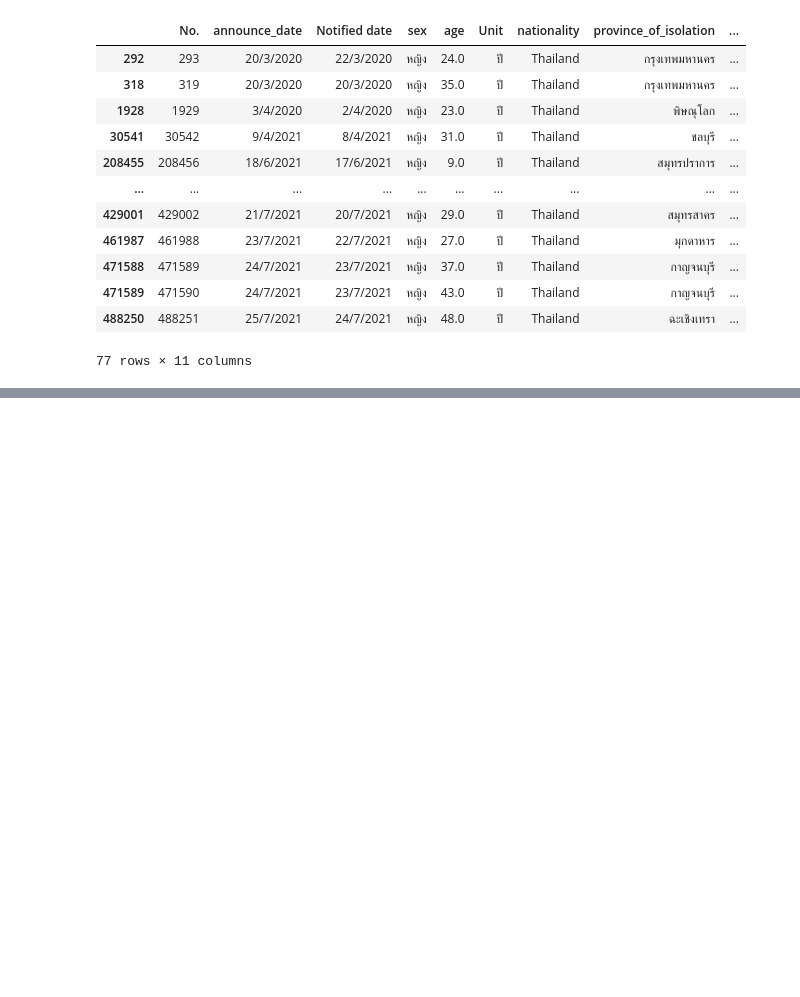
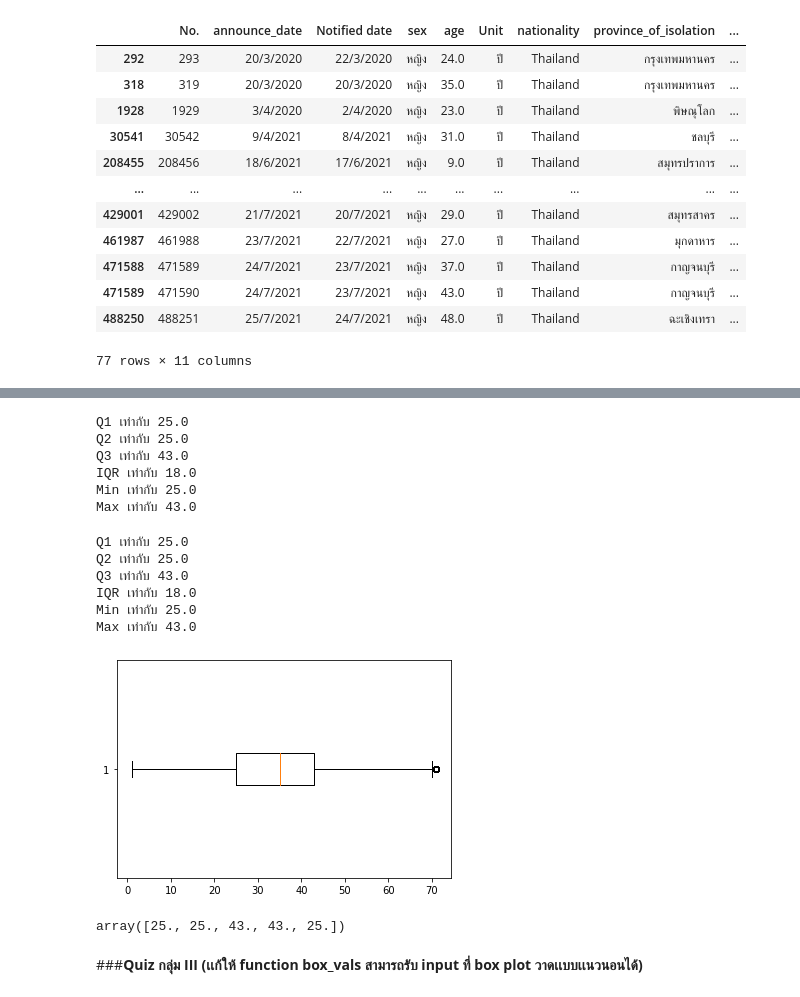
Before and after one commit to SupawadeeKhamthuy/DWDM21, a Jupyter notebook: Data_Preprocessing_(Chapter_3).ipynb, the cells around one changed output, grey strips where cells are left out. Cells and saved outputs as stored; diff of their text form; code cells hidden in the pictures; blank space fills up the shorter version.

```diff
--- a/Data_Preprocessing_(Chapter_3).ipynb
+++ b/Data_Preprocessing_(Chapter_3).ipynb
@@ -649,0 +1082,28 @@ data_cases2[(data_cases2['district_of_onset']=='กรุงเทพมหา
+# %%
+box_vals(box_out_dict)
+# %% [output]
+Q1 เท่ากับ 25.0
+Q2 เท่ากับ 25.0
+Q3 เท่ากับ 43.0
+IQR เท่ากับ 18.0
+Min เท่ากับ 25.0
+Max เท่ากับ 43.0
+# %%
+box_vals(data_dict)
+# %% [output]
+Q1 เท่ากับ 25.0
+Q2 เท่ากับ 25.0
+Q3 เท่ากับ 43.0
+IQR เท่ากับ 18.0
+Min เท่ากับ 25.0
+Max เท่ากับ 43.0
+# %%
+data_dict = plt.boxplot(data_cases2_nomissingage_nooutlier['age'],vert=False)
+# %% [output]
+[figure, added]
+# %%
+data_dict['boxes'][0].get_xdata() # อ่านค่าตามเอ็ก
+# %% [output]
+array([25., 25., 43., 43., 25.])
+# %% [markdown]
+###**Quiz กลุ่ม III (เเก้ให้ function box_vals สามารถรับ input ที่ box plot วาดเเบบเเนวนอนได้)**
```
Also changed, not shown: parts of 57 cells of this notebook.
